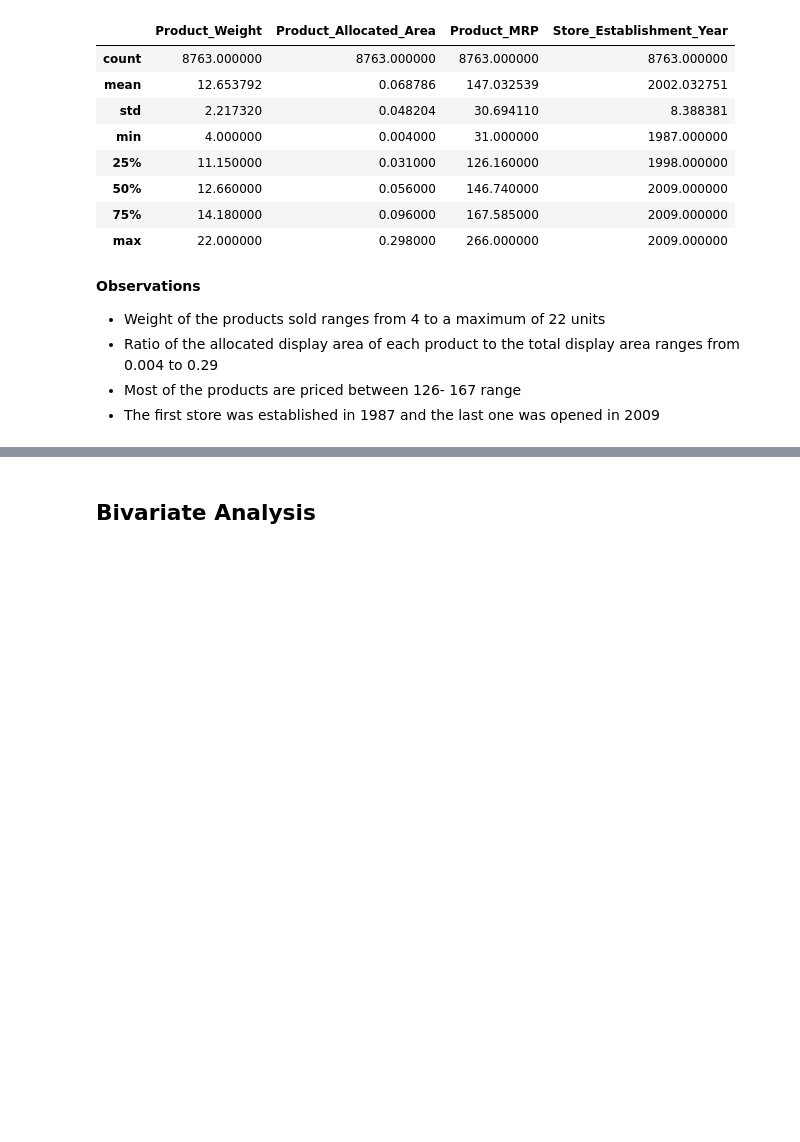
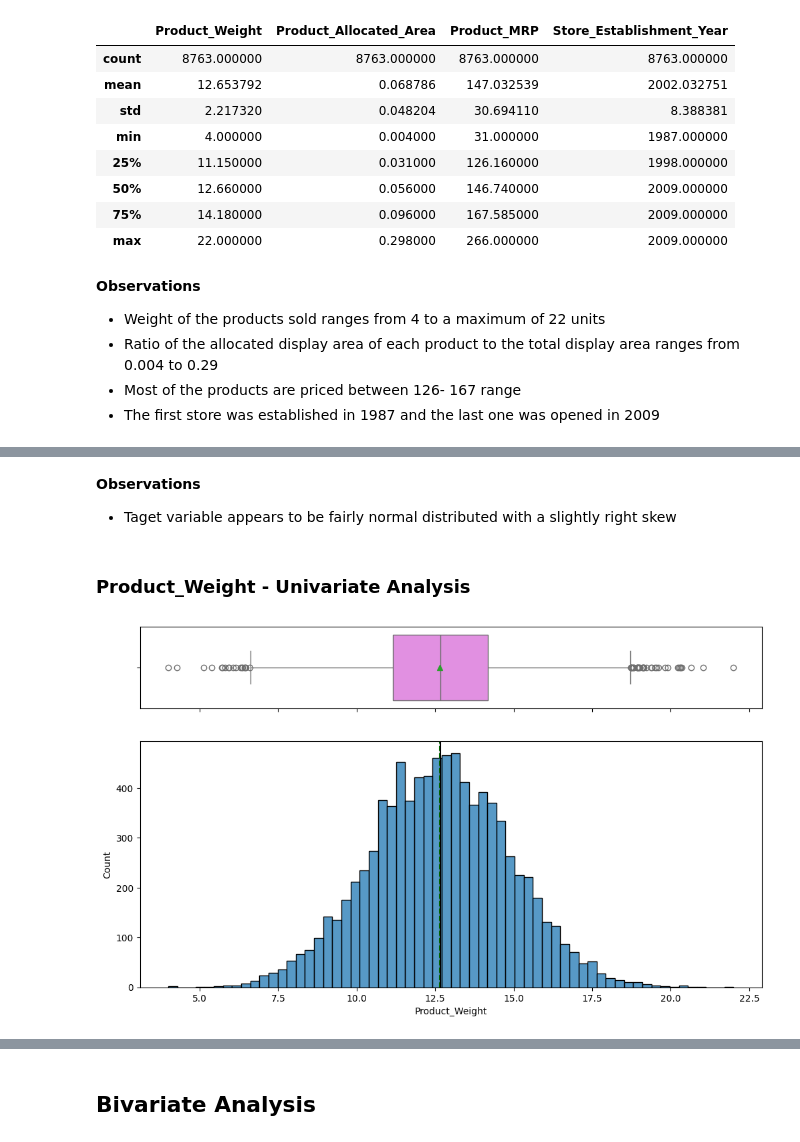
Before and after one commit to uday-d4/UTAI_SuperKArt, a Jupyter notebook: SuperKart_Model_Deployment_Notebook.ipynb, the cells around one changed output, grey strips where cells are left out. Saved outputs shown, nothing was run; the diff lists cells and outputs as text; code cells hidden in the pictures; blank space fills up the shorter version.

```diff
--- a/SuperKart_Model_Deployment_Notebook.ipynb
+++ b/SuperKart_Model_Deployment_Notebook.ipynb
@@ -324,3 +324,13 @@ dataset[categorical_features].describe()
 | unique | 3 | 16 | 3 | 3 | 4 |
 | top | Low Sugar | Fruits and Vegetables | Medium | Tier 2 | Supermarket Type2 |
 | freq | 4885 | 1249 | 6025 | 6262 | 4676 |
+# %%
+# Let's check the unique values for categorical variables
+
+# list of all categorical variables
+cat_col = dataset[categorical_features].columns.tolist()
+
+# printing the number of occurrences of each unique value in each categorical column
+for column in cat_col:
+    print(dataset[column].value_counts(normalize=True))
+    print("-" * 50)
@@ -326,0 +415,11 @@ dataset[categorical_features].describe()
+# %% [markdown]
+**Observations**
+
+
+*   Taget variable appears to be fairly normal distributed with a slightly right skew
+# %% [markdown]
+### Product_Weight - Univariate Analysis
+# %%
+histogram_boxplot(dataset, "Product_Weight")
+# %% [output]
+[figure, added]
```
Also changed, not shown: parts of 24 cells of this notebook.
